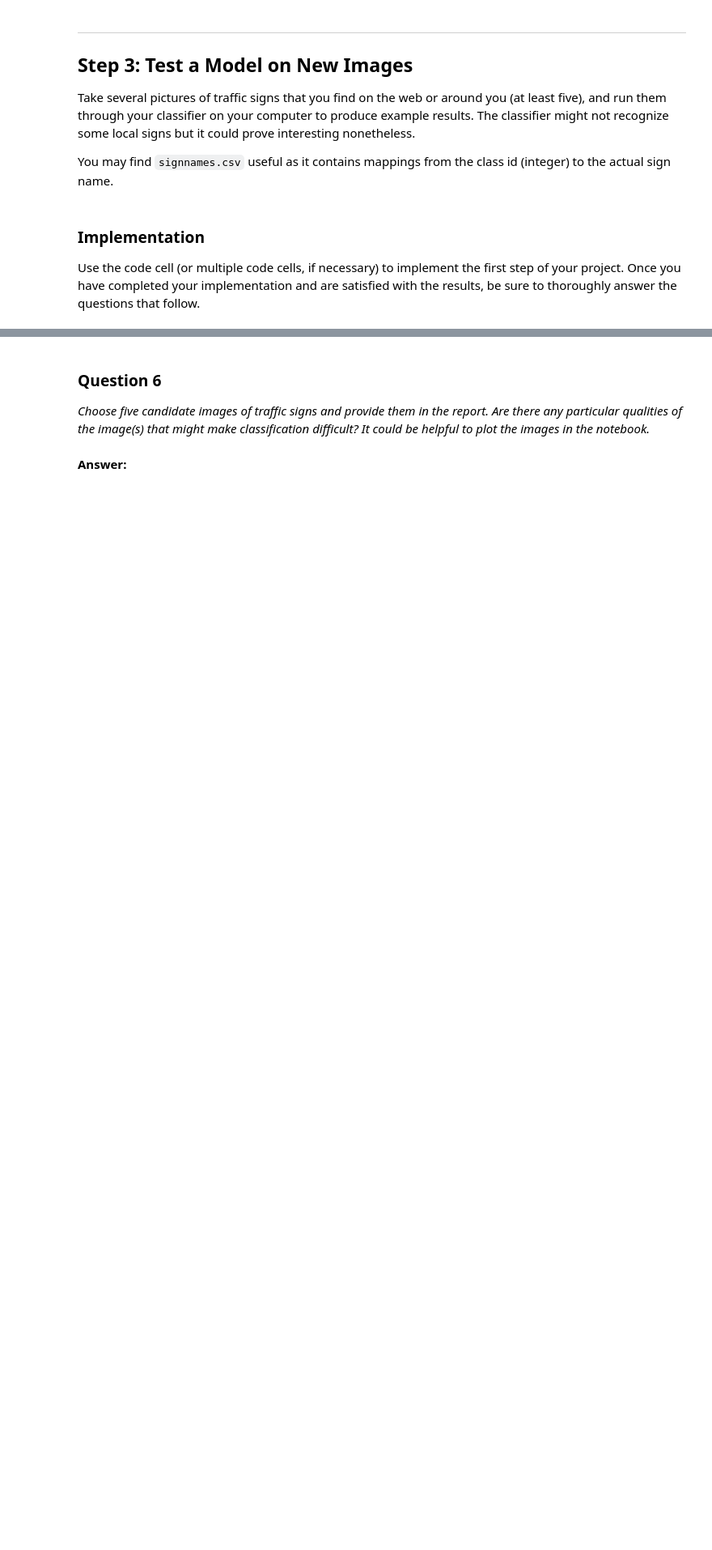
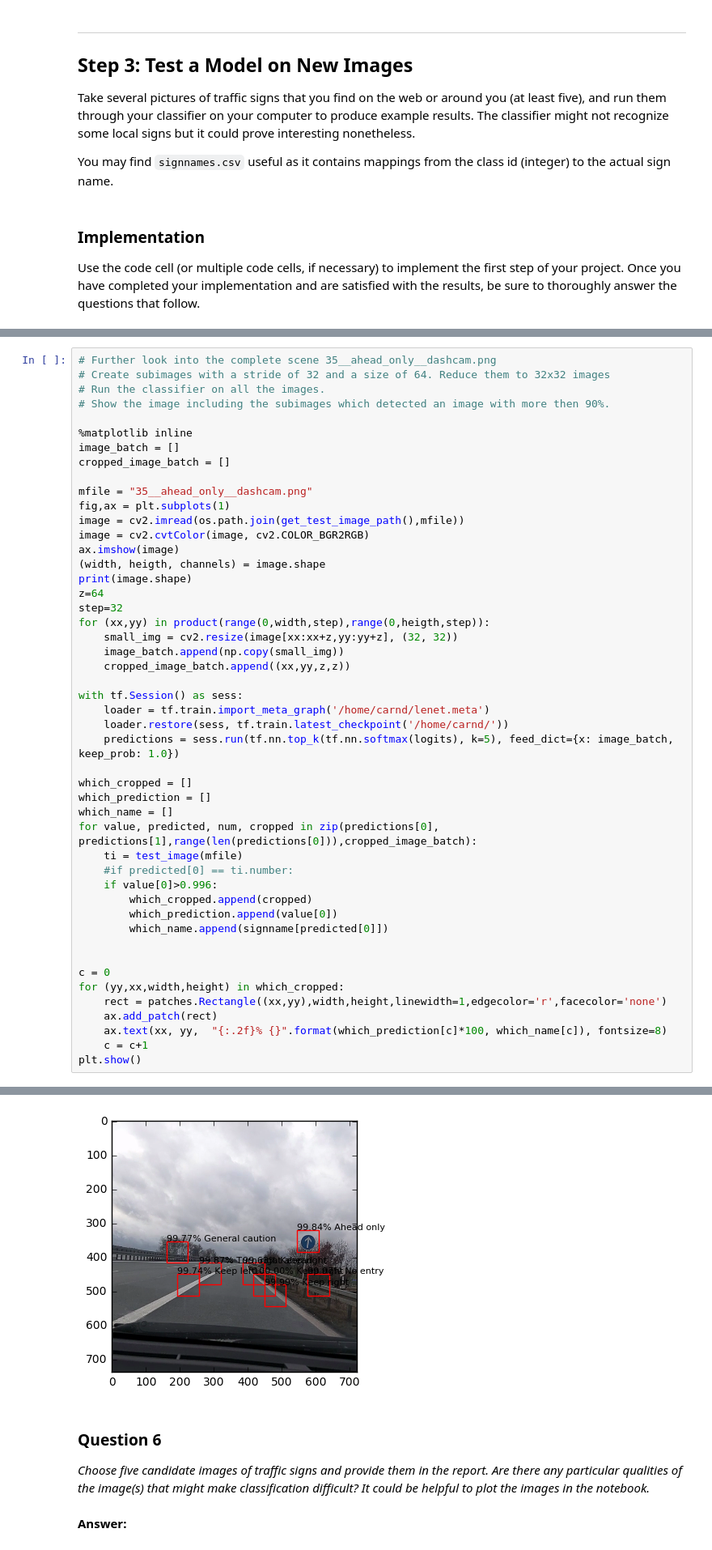
Before and after one commit to avrabe/CarND-Traffic-Sign-Classifier-Project, a Jupyter notebook: Traffic_Sign_Classifier.ipynb, the cells around one changed output, grey strips where cells are left out. Shown at 81% size. Drawn from its saved outputs; the diff is of its cells as text; blank space fills up the shorter version.

```diff
--- a/Traffic_Sign_Classifier.ipynb
+++ b/Traffic_Sign_Classifier.ipynb
@@ -601,0 +759,49 @@ for myfile, value, predicted, num in zip(dirs,predictions[0], predictions[1],ran
+# %%
+# Further look into the complete scene 35__ahead_only__dashcam.png
+# Create subimages with a stride of 32 and a size of 64. Reduce them to 32x32 images
+# Run the classifier on all the images.
+# Show the image including the subimages which detected an image with more then 90%.
+
+%matplotlib inline
+image_batch = []
+cropped_image_batch = []
+
+mfile = "35__ahead_only__dashcam.png"
+fig,ax = plt.subplots(1)
+image = cv2.imread(os.path.join(get_test_image_path(),mfile))
+image = cv2.cvtColor(image, cv2.COLOR_BGR2RGB)
+ax.imshow(image)
+(width, heigth, channels) = image.shape
+print(image.shape)
+z=64
+step=32
+for (xx,yy) in product(range(0,width,step),range(0,heigth,step)):
+    small_img = cv2.resize(image[xx:xx+z,yy:yy+z], (32, 32))
+    image_batch.append(np.copy(small_img))
+    cropped_image_batch.append((xx,yy,z,z))
+
+with tf.Session() as sess:
+    loader = tf.train.import_meta_graph('/home/carnd/lenet.meta')
+    loader.restore(sess, tf.train.latest_checkpoint('/home/carnd/'))
+    predictions = sess.run(tf.nn.top_k(tf.nn.softmax(logits), k=5), feed_dict={x: image_batch, keep_prob: 1.0})
+
+which_cropped = []
+which_prediction = []
+which_name = []
+for value, predicted, num, cropped in zip(predictions[0], predictions[1],range(len(predictions[0])),cropped_image_batch):
+    ti = test_image(mfile)
+    #if predicted[0] == ti.number:
+    if value[0]>0.996:
+        which_cropped.append(cropped)
+        which_prediction.append(value[0])
+        which_name.append(signname[predicted[0]])
+
+
+c = 0
+for (yy,xx,width,height) in which_cropped:
+    rect = patches.Rectangle((xx,yy),width,height,linewidth=1,edgecolor='r',facecolor='none')
+    ax.add_patch(rect)
+    ax.text(xx, yy,  "{:.2f}% {}".format(which_prediction[c]*100, which_name[c]), fontsize=8)
+    c = c+1
+plt.show()
+# %% [output]
@@ -602,3 +809,4 @@ for myfile, value, predicted, num in zip(dirs,predictions[0], predictions[1],ran
+[figure, added]
 # %% [markdown]
 ### Question 6
 
```
Also changed, not shown: parts of 16 cells of this notebook.
